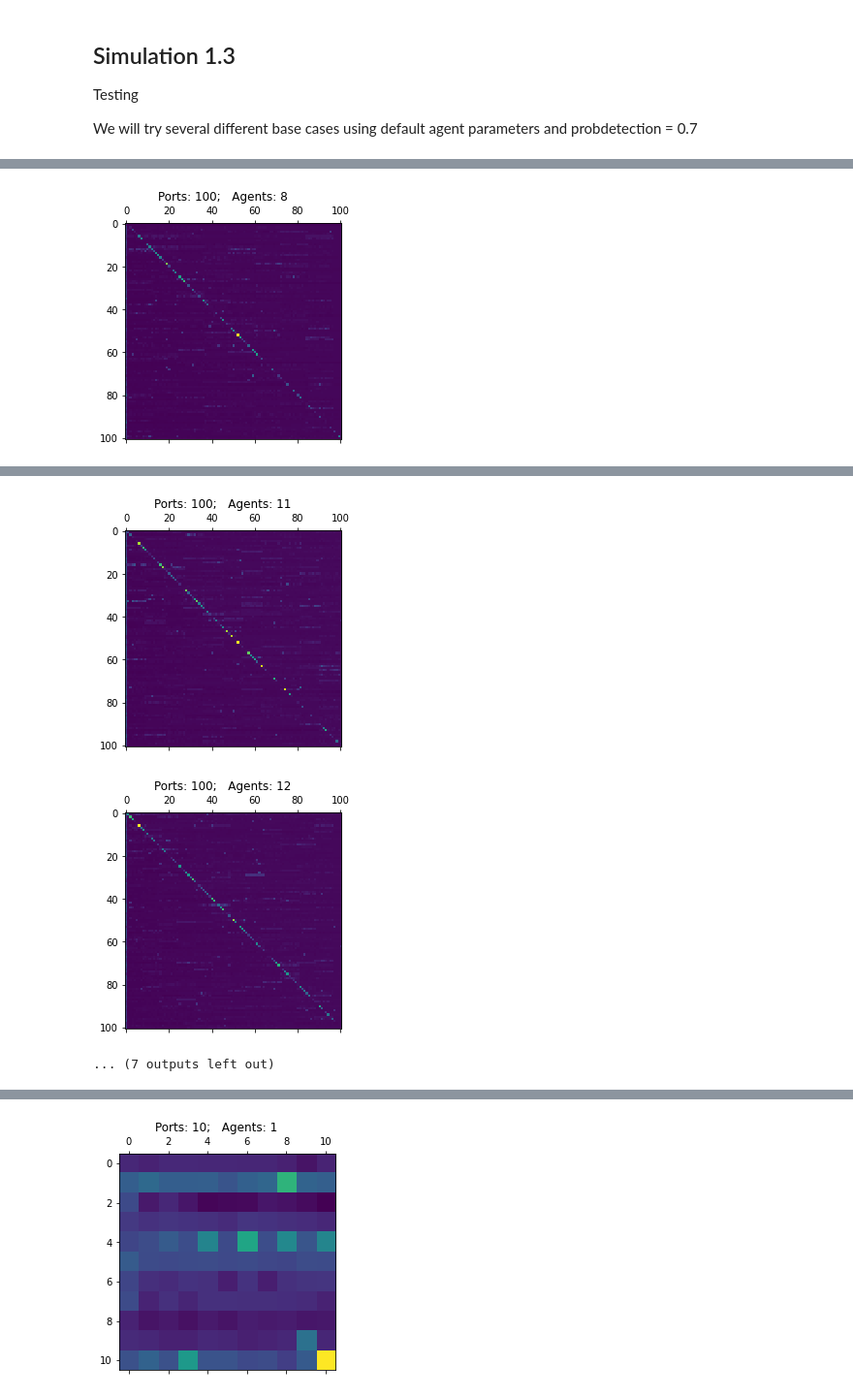
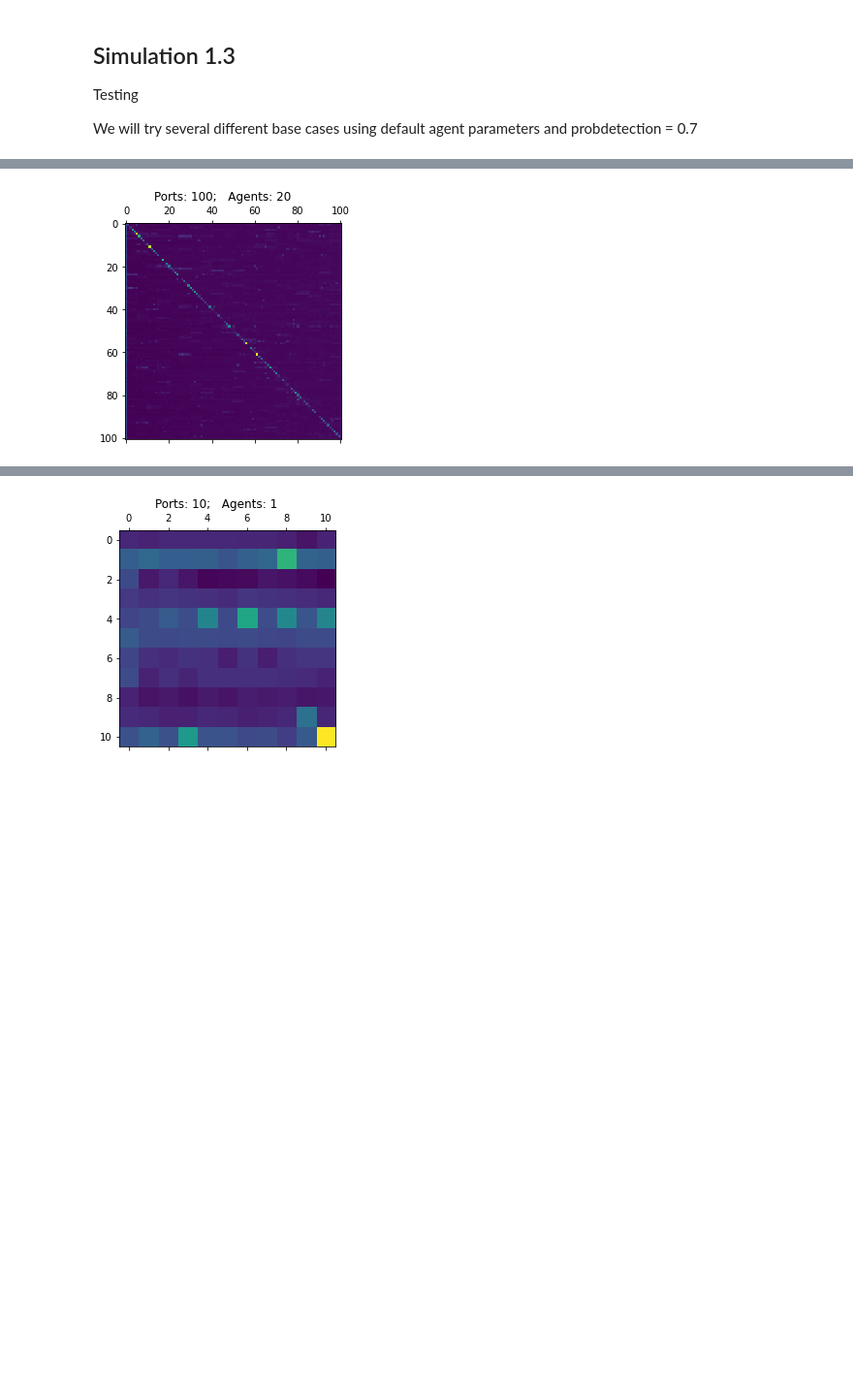
Before and after one commit to Trbenne/MATH-882-Final-Project, a Jupyter notebook: Simulation2/Simulation2.ipynb, the cells around one changed output, grey strips where cells are left out. Shown at 97% size. Cells and saved outputs as stored; diff of their text form; code cells hidden in the pictures; blank space fills up the shorter version.

```diff
--- a/Simulation2/Simulation2.ipynb
+++ b/Simulation2/Simulation2.ipynb
@@ -150,26 +152,26 @@ print(slic)
 Here is how we initialize default agents one at a time
 """
 
-agt1 = agn.Agent(1,slic,nports, verbose=False)
-agt1.set_learning_options(exploration=0.2,
+agt_001 = agn.Agent(1,slic,nports, verbose=False)
+agt_001.set_learning_options(exploration=0.2,
                          learningrate=0.1,
                          discount=0.9,
                          scanprobability=0.1)
 
-agt2 = agn.Agent(slic, 2*slic, nports, verbose=False)
-agt2.set_learning_options(exploration=0.2,
+agt_002 = agn.Agent(slic, 2*slic, nports, verbose=False)
+agt_002.set_learning_options(exploration=0.2,
                          learningrate=0.1,
                          discount=0.9,
                          scanprobability=0.1)
 
-agt3 = agn.Agent(2*slic, 3*slic, nports, verbose=False)
-agt3.set_learning_options(exploration=0.2,
+agt_003 = agn.Agent(2*slic, 3*slic, nports, verbose=False)
+agt_003.set_learning_options(exploration=0.2,
                          learningrate=0.1,
                          discount=0.9,
                          scanprobability=0.1)
 
-agt4 = agn.Agent(3*slic, 4*slic, nports, verbose=False)
-agt4.set_learning_options(exploration=0.2,
+agt_004 = agn.Agent(3*slic, 4*slic, nports, verbose=False)
+agt_004.set_learning_options(exploration=0.2,
                          learningrate=0.1,
                          discount=0.9,
                          scanprobability=0.1)
@@ -183,21 +185,21 @@ for _ in range(nepisodes):
 
     vulnport = np.random.randint(1,nports+1)
     env = srv.Server(nports,vulnport,probdetection)
-    agt1.reset(env)
+    agt_001.reset(env)
 
-    agt1.run_episode()
+    agt_001.run_episode()
 
-    agt2.reset(env)
+    agt_002.reset(env)
 
-    agt2.run_episode()
+    agt_002.run_episode()
 
-    agt3.reset(env)
+    agt_003.reset(env)
 
-    agt3.run_episode()
+    agt_003.run_episode()
 
-    agt4.reset(env)
+    agt_004.reset(env)
 
-    agt4.run_episode()
+    agt_004.run_episode()
 
-    steps.append(agt1.steps)
+    steps.append(agt_001.steps)
 # %%
@@ -308,6 +310,6 @@ mission_report(ag_list,f"Ports: {nports};   Agents: {1}")
 # %%
 """
-Default Stuff
+Running 100 episodes for number of agents between 1 and nports
 """
 
 nports = 100
@@ -317,7 +319,8 @@ nepisodes = 100
 
 listy = sorted(list({nports//x for x in range(1,nports+1)}))
 # listy = sorted(list(listy)[:len(listy):len(listy)//5])
-# listy = listy[-5::]
+listy = listy[::2]
+all_steps = []
 for i in listy:
     n_agent = i
     slic = nports//n_agent
@@ -331,8 +334,6 @@ for i in listy:
         step = M(ag_list,env)
 
         steps.append(step)
-
+    all_steps.append(steps)
     mission_report(ag_list,f"Ports: {nports};   Agents: {n_agent}")
-
-# print(nports)
 # %% [output]
@@ -346 +347 @@ for i in listy:
-[figure, old version]
+[figure, new version]
@@ -349,6 +350,3 @@ for i in listy:
-[figure, removed]
-[figure, removed]
-... (7 outputs left out)
 # %%
 """
 Plotting some of the steps.
```
Also changed, not shown: parts of 22 cells of this notebook.
